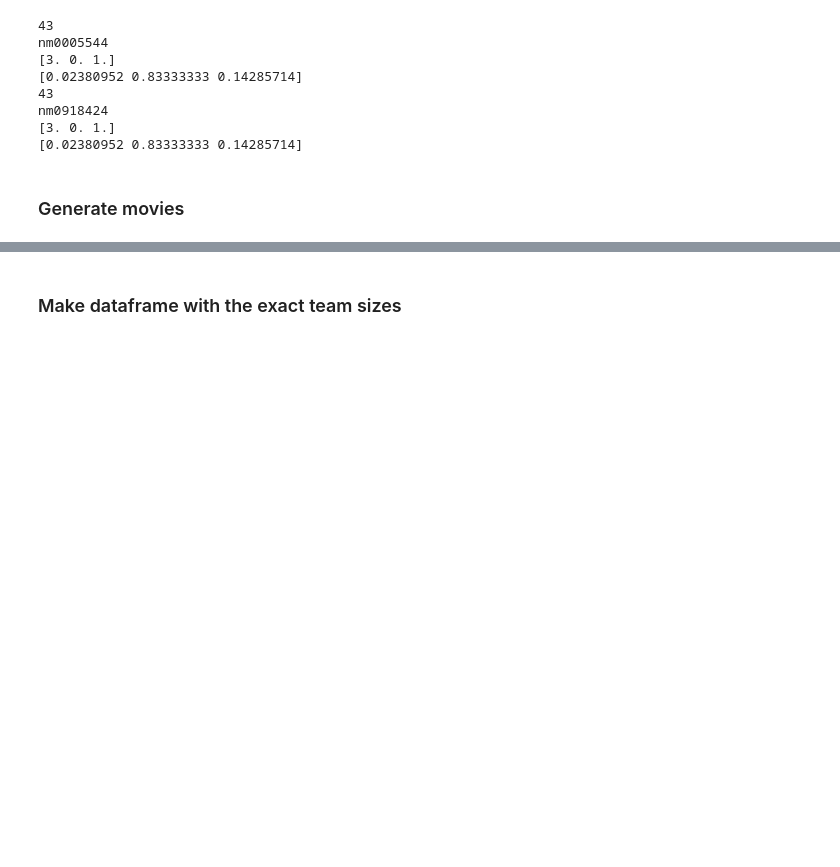
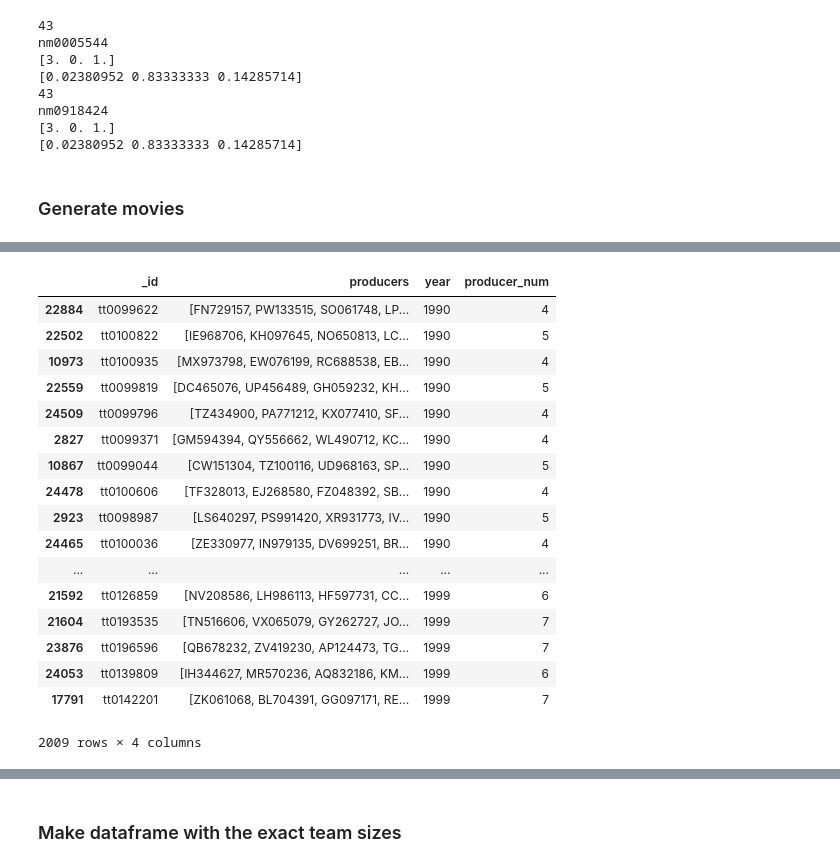
Before and after one commit to liqugit/movie_propagation, a Jupyter notebook: notebooks/network/synthetic_model_3.ipynb, the cells around one changed output, grey strips where cells are left out. Saved outputs shown, nothing was run; the diff lists cells and outputs as text; code cells hidden in the pictures; blank space fills up the shorter version.

```diff
--- a/notebooks/network/synthetic_model_3.ipynb
+++ b/notebooks/network/synthetic_model_3.ipynb
@@ -584,0 +250,22 @@ def shuffle_positive(dfPhysician, maxP, docType, shift_type):
+# %%
+df = pd.read_json('/home/projects/movie-network/data/synthetic_data/model_1_0/movies_1_0_004195.json', orient='split')
+df
+# %% [output]
+|  | _id | producers | year | producer_num |
+| 22884 | tt0099622 | [FN729157, PW133515, SO061748, LP... | 1990 | 4 |
+| 22502 | tt0100822 | [IE968706, KH097645, NO650813, LC... | 1990 | 5 |
+| 10973 | tt0100935 | [MX973798, EW076199, RC688538, EB... | 1990 | 4 |
+| 22559 | tt0099819 | [DC465076, UP456489, GH059232, KH... | 1990 | 5 |
+| 24509 | tt0099796 | [TZ434900, PA771212, KX077410, SF... | 1990 | 4 |
+| 2827 | tt0099371 | [GM594394, QY556662, WL490712, KC... | 1990 | 4 |
+| 10867 | tt0099044 | [CW151304, TZ100116, UD968163, SP... | 1990 | 5 |
+| 24478 | tt0100606 | [TF328013, EJ268580, FZ048392, SB... | 1990 | 4 |
+| 2923 | tt0098987 | [LS640297, PS991420, XR931773, IV... | 1990 | 5 |
+| 24465 | tt0100036 | [ZE330977, IN979135, DV699251, BR... | 1990 | 4 |
+| ... | ... | ... | ... | ... |
+| 21592 | tt0126859 | [NV208586, LH986113, HF597731, CC... | 1999 | 6 |
+| 21604 | tt0193535 | [TN516606, VX065079, GY262727, JO... | 1999 | 7 |
+| 23876 | tt0196596 | [QB678232, ZV419230, AP124473, TG... | 1999 | 7 |
+| 24053 | tt0139809 | [IH344627, MR570236, AQ832186, KM... | 1999 | 6 |
+| 17791 | tt0142201 | [ZK061068, BL704391, GG097171, RE... | 1999 | 7 |
+2009 rows × 4 columns
```
Also changed, not shown: parts of 50 cells of this notebook, 5 other files.
